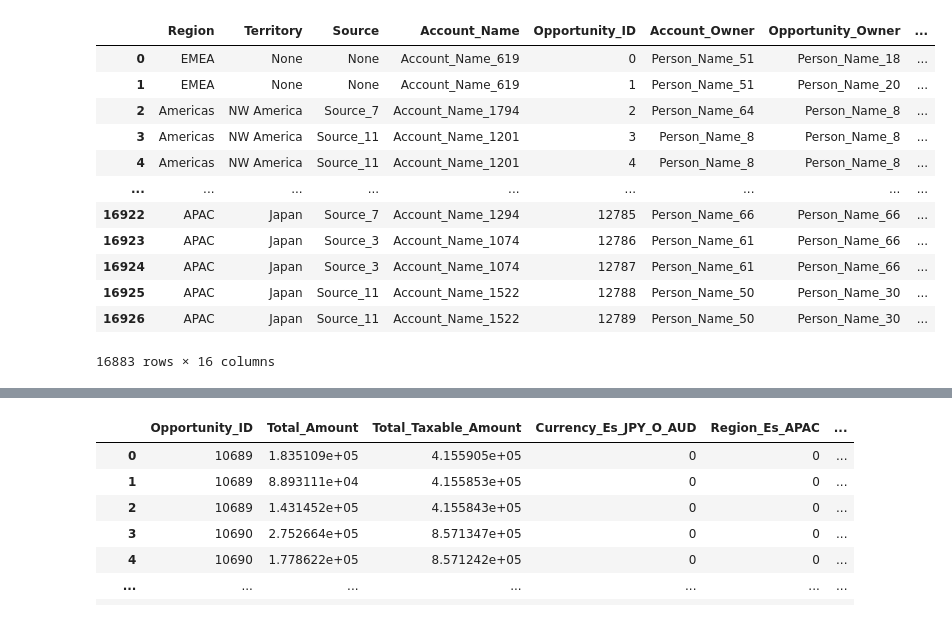
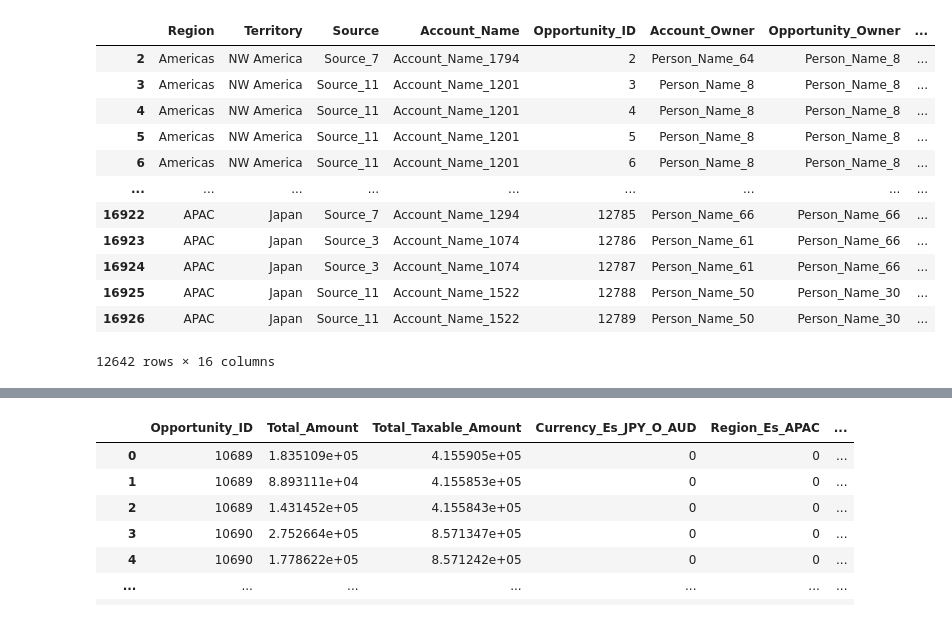
Before and after one commit to manulon/OrgaDatosTP2, a Jupyter notebook: XGBoost-NuevoDeCeroPostAnalisis.ipynb, the cells around one changed output, grey strips where cells are left out. Drawn from its saved outputs; the diff is of its cells as text; code cells hidden in the pictures.

```diff
--- a/XGBoost-NuevoDeCeroPostAnalisis.ipynb
+++ b/XGBoost-NuevoDeCeroPostAnalisis.ipynb
@@ -20,44 +20,44 @@ oportunidades = pd.read_csv("Train_TP2_Datos_2020-2C.csv")
 oportunidades['Account_Created_Date'] = pd.to_datetime(oportunidades['Account_Created_Date'])
 oportunidades['Opportunity_Created_Date'] = pd.to_datetime(oportunidades['Opportunity_Created_Date'])
 oportunidades['Quote_Expiry_Date'] = pd.to_datetime(oportunidades['Quote_Expiry_Date'])
 oportunidades['Last_Modified_Date'] = pd.to_datetime(oportunidades['Last_Modified_Date'])
 oportunidades['Planned_Delivery_Start_Date'] = pd.to_datetime(oportunidades['Planned_Delivery_Start_Date'])
 oportunidades['Planned_Delivery_End_Date'] = pd.to_datetime(oportunidades['Planned_Delivery_End_Date'])
 oportunidades_japon = (oportunidades.loc[oportunidades['Region'] == 'Japan'])
 oportunidades = (oportunidades.loc[oportunidades['Region'] != 'Japan'])
 #oportunidades_japon = oportunidades_japon.iloc[:,:3]
 oportunidades_japon['Territory'] = oportunidades_japon['Territory'].replace({'None':'Japan'})
 oportunidades = pd.concat([oportunidades, oportunidades_japon], axis=0)
 oportunidades['Region'] = oportunidades['Region'].replace({'Japan':'APAC', 'Middle East':'EMEA'})
 oportunidades[oportunidades.select_dtypes(['object']).columns] = oportunidades.select_dtypes(['object']).apply(lambda x: x.astype('category'))
-#oportunidades = oportunidades.loc[oportunidades['Territory'] != 'None']
+oportunidades = oportunidades.loc[oportunidades['Territory'] != 'None']
 oportunidades['Conversion_Moneda'] = oportunidades['ASP'] / oportunidades['ASP_(converted)']
 oportunidades['Total_Amount'] = oportunidades['Total_Amount'] / oportunidades['Conversion_Moneda']
 oportunidades['Total_Taxable_Amount'] = oportunidades['Total_Taxable_Amount'] / oportunidades['Conversion_Moneda']
 oportunidades = oportunidades[(oportunidades['Stage'] == 'Closed Won') | (oportunidades['Stage'] == 'Closed Lost')]
 oportunidades['Stage'] = oportunidades['Stage'].replace({'Closed Won':1, 'Closed Lost':0})
 oportunidades = oportunidades.drop(['Pricing, Delivery_Terms_Quote_Appr'\
     ,'Pricing, Delivery_Terms_Approved', 'Bureaucratic_Code_0_Approval'\
         , 'Bureaucratic_Code_0_Approved','Submitted_for_Approval', \
     'Billing_Country','Account_Created_Date', 'Opportunity_Name','Delivery_Year',\
    'Actual_Delivery_Date','Prod_Category_A','Product_Category_B','Delivery_Quarter','Month',\
    'Planned_Delivery_End_Date','Planned_Delivery_Start_Date','ASP_(converted)_Currency','ASP_Currency',\
    'ASP','ASP_(converted)', 'Sales_Contract_No', 'Bureaucratic_Code', 'Opportunity_Created_Date', 'Brand',\
    'Product_Type','Size','Price','Currency','Last_Activity','Quote_Expiry_Date','Last_Modified_Date','Last_Modified_By','ID',\
    'Delivery_Terms','Conversion_Moneda', 'Total_Taxable_Amount_Currency', 'Quote_Type'], axis = 'columns')
-#oportunidades = oportunidades.dropna()
+oportunidades = oportunidades.dropna()
 oportunidades
 # %% [output]
 |  | Region | Territory | Source | Account_Name | Opportunity_ID | Account_Owner | Opportunity_Owner | ... |
-| 0 | EMEA | None | None | Account_Name_619 | 0 | Person_Name_51 | Person_Name_18 | ... |
-| 1 | EMEA | None | None | Account_Name_619 | 1 | Person_Name_51 | Person_Name_20 | ... |
 | 2 | Americas | NW America | Source_7 | Account_Name_1794 | 2 | Person_Name_64 | Person_Name_8 | ... |
 | 3 | Americas | NW America | Source_11 | Account_Name_1201 | 3 | Person_Name_8 | Person_Name_8 | ... |
 | 4 | Americas | NW America | Source_11 | Account_Name_1201 | 4 | Person_Name_8 | Person_Name_8 | ... |
+| 5 | Americas | NW America | Source_11 | Account_Name_1201 | 5 | Person_Name_8 | Person_Name_8 | ... |
+| 6 | Americas | NW America | Source_11 | Account_Name_1201 | 6 | Person_Name_8 | Person_Name_8 | ... |
 | ... | ... | ... | ... | ... | ... | ... | ... | ... |
 | 16922 | APAC | Japan | Source_7 | Account_Name_1294 | 12785 | Person_Name_66 | Person_Name_66 | ... |
 | 16923 | APAC | Japan | Source_3 | Account_Name_1074 | 12786 | Person_Name_61 | Person_Name_66 | ... |
 | 16924 | APAC | Japan | Source_3 | Account_Name_1074 | 12787 | Person_Name_61 | Person_Name_66 | ... |
 | 16925 | APAC | Japan | Source_11 | Account_Name_1522 | 12788 | Person_Name_50 | Person_Name_30 | ... |
 | 16926 | APAC | Japan | Source_11 | Account_Name_1522 | 12789 | Person_Name_50 | Person_Name_30 | ... |
-16883 rows × 16 columns
+12642 rows × 16 columns
```
Also changed, not shown: parts of 18 cells of this notebook, 9 other files.
